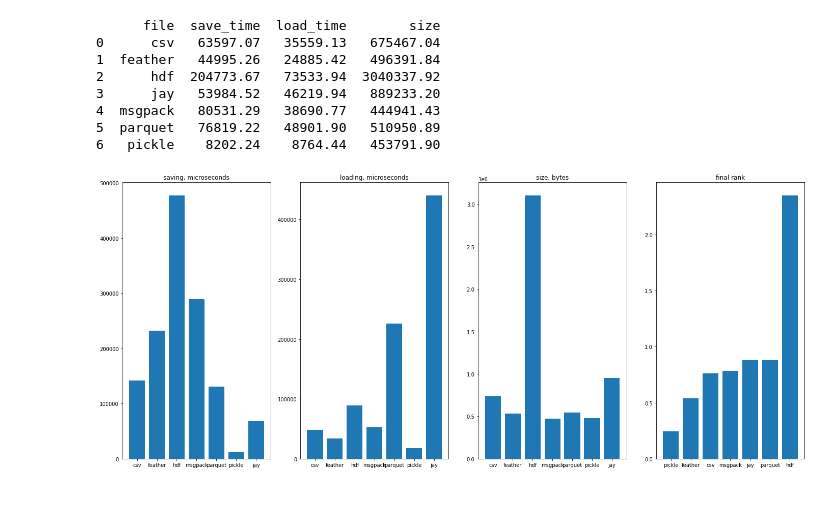
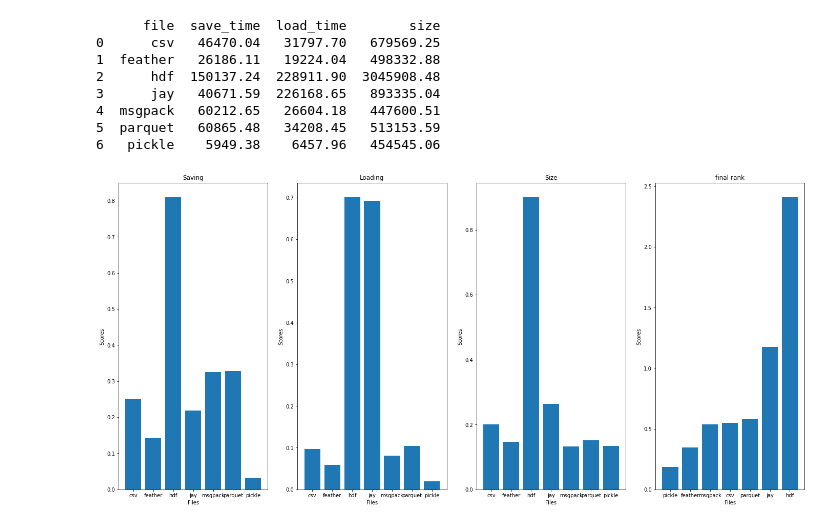
Before and after one commit to anastasiabubencova/start_task, a Jupyter notebook: start_task.ipynb, the cells around one changed output. Cells and saved outputs as stored; diff of their text form; code cells hidden in the pictures; blank space fills up the shorter version.

```diff
--- a/start_task.ipynb
+++ b/start_task.ipynb
@@ -66,9 +69,9 @@ def read_hdf(filename) :
         a_group_key = list(f.keys())[0]
         readed_ds = h5py.Dataset.asstr(f[a_group_key])
         ds = pd.DataFrame(list(readed_ds[1:]))
-        #ds = ds.T
+        ds = ds.T
         ds.columns = list(readed_ds[0])
-        return ds
+        return to_correct_types(ds)
 
 def write_jay(filename, ds) :
   ddt = dt.Frame([i.astype(str) for i in ds.values])
@@ -83,7 +86,7 @@ def read_jay(filename) :
   ds = ds.T
   ds.columns = col
   ds.index = ind
-  return ds
+  return to_correct_types(ds)
 
 def write_msgpack(filename, ds) :
   with open(filename, "wb") as outfile:
@@ -95,6 +98,20 @@ def read_msgpack(filename) :
     byte_data = data_file.read()
     data_loaded = msgpack.unpackb(byte_data, strict_map_key=False)
     return pd.DataFrame(data_loaded)
+
+def to_correct_types(ds) :
+  for i in range(len(ds.columns)) :
+    try :
+      ds[ds.columns[i]] = ds[ds.columns[i]].astype('boolean')
+    except :
+      try :
+        ds[ds.columns[i]] = ds[ds.columns[i]].astype('int')
+      except :
+        try :
+          ds[ds.columns[i]] = ds[ds.columns[i]].astype('float64')
+        except :
+          ds[ds.columns[i]] = ds[ds.columns[i]].astype('string')
+  return ds
 # %%
 def main() :
     #columns_num = random.randint(1, 100)
@@ -175,27 +192,35 @@ res['size'] = preprocessing.normalize(res['size'].values.reshape(1, -1))[0]
 res['sum'] = res['save_time'] + res['load_time'] + res['size']
 # %% [output]
       file  save_time  load_time        size
-0      csv   63597.07   35559.13   675467.04
-1  feather   44995.26   24885.42   496391.84
-2      hdf  204773.67   73533.94  3040337.92
-3      jay   53984.52   46219.94   889233.20
-4  msgpack   80531.29   38690.77   444941.43
-5  parquet   76819.22   48901.90   510950.89
-6   pickle    8202.24    8764.44   453791.90
+0      csv   46470.04   31797.70   679569.25
+1  feather   26186.11   19224.04   498332.88
+2      hdf  150137.24  228911.90  3045908.48
+3      jay   40671.59  226168.65   893335.04
+4  msgpack   60212.65   26604.18   447600.51
+5  parquet   60865.48   34208.45   513153.59
+6   pickle    5949.38    6457.96   454545.06
 # %%
-fig = plt.figure(figsize=(24,10))
+fig = plt.figure(figsize=(24,11))
 plt.subplot(1, 4, 1)
-plt.bar(result['file'].values, result['save_time'].values)
-plt.title('saving, microseconds')
+plt.bar(res['file'].values, res['save_time'].values)
+plt.title('Saving')
+plt.xlabel("Files")
+plt.ylabel("Scores")
 plt.subplot(1, 4, 2)
-plt.bar(result['file'].values, result['load_time'].values)
-plt.title('loading, microseconds')
+plt.bar(res['file'].values, res['load_time'].values)
+plt.title('Loading')
+plt.xlabel("Files")
+plt.ylabel("Scores")
 plt.subplot(1, 4, 3)
-plt.bar(result['file'].values, result['size'].values)
-plt.title('size, bytes')
+plt.bar(res['file'].values, res['size'].values)
+plt.title('Size')
+plt.xlabel("Files")
+plt.ylabel("Scores")
 plt.subplot(1, 4, 4)
 plt.bar(res.sort_values('sum')['file'].values, res.sort_values('sum')['sum'].values)
 plt.title('final rank')
+plt.xlabel("Files")
+plt.ylabel("Scores")
 plt.savefig('results/res1.png')
 # %% [output]
-[figure, old version]
+[figure, new version]
```
Also changed, not shown: parts of 2 cells of this notebook, 10 other files.
